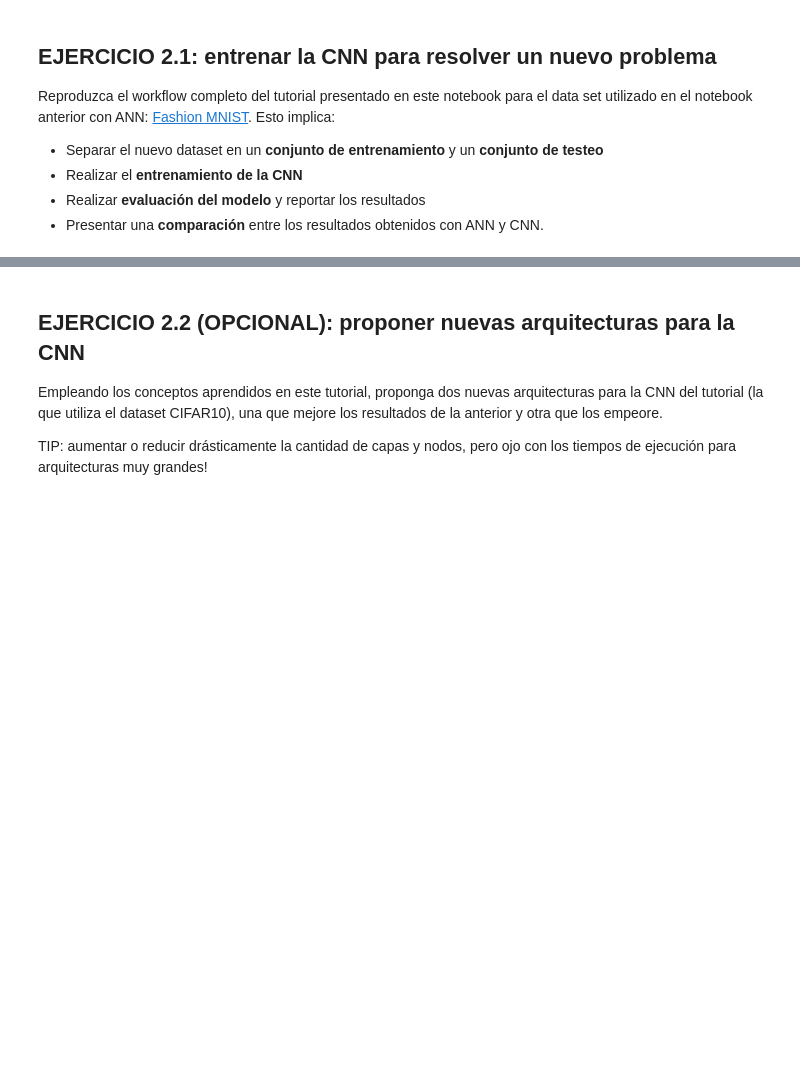
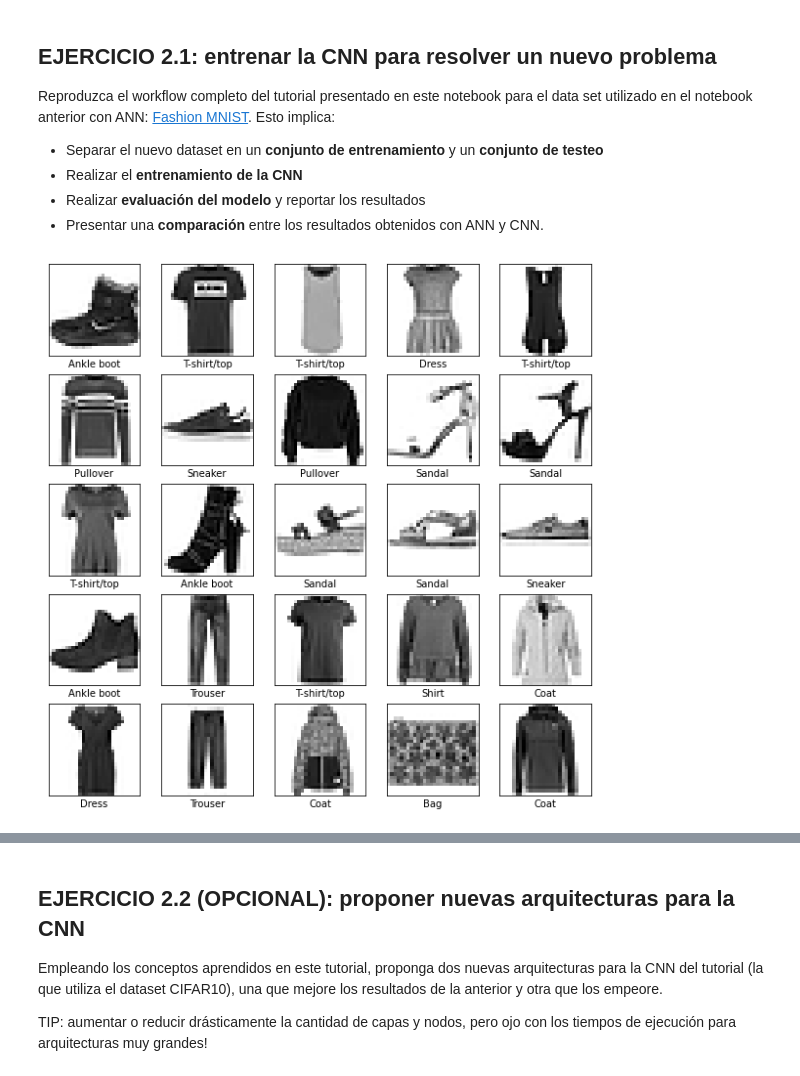
Before and after one commit to sanmope/PracticaDiplo, a Jupyter notebook: VisionPorComputadora/Computer_Vision_Lab_2_CNN.ipynb, the cells around one changed output, grey strips where cells are left out. Saved outputs shown, nothing was run; the diff lists cells and outputs as text; code cells hidden in the pictures; blank space fills up the shorter version.

```diff
--- a/VisionPorComputadora/Computer_Vision_Lab_2_CNN.ipynb
+++ b/VisionPorComputadora/Computer_Vision_Lab_2_CNN.ipynb
@@ -350,0 +346,28 @@ Reproduzca el workflow completo del tutorial presentado en este notebook para el
+# %%
+# EJERCICIO 2.1
+
+## Separar el nuevo dataset en un conjunto de entrenamiento y un conjunto de testeo
+from tensorflow import keras
+fashion_mnist = keras.datasets.fashion_mnist
+(train_images, train_labels), (test_images, test_labels) = fashion_mnist.load_data()
+
+class_names = ['T-shirt/top', 'Trouser', 'Pullover', 'Dress', 'Coat',
+               'Sandal', 'Shirt', 'Sneaker', 'Bag', 'Ankle boot']
+
+# Normalize pixel values to be between 0 and 1
+train_images, test_images = train_images / 255.0, test_images / 255.0
+# %%
+## Verificar Datos
+import matplotlib.pyplot as plt
+plt.figure(figsize=(10,10))
+for i in range(25):
+    plt.subplot(5,5,i+1)
+    plt.xticks([])
+    plt.yticks([])
+    plt.grid(False)
+    plt.imshow(train_images[i], cmap=plt.cm.binary)
+
+    plt.xlabel(class_names[train_labels[i]])
+plt.show()
+# %% [output]
+[figure, added]
```
Also changed, not shown: parts of 8 cells of this notebook.
